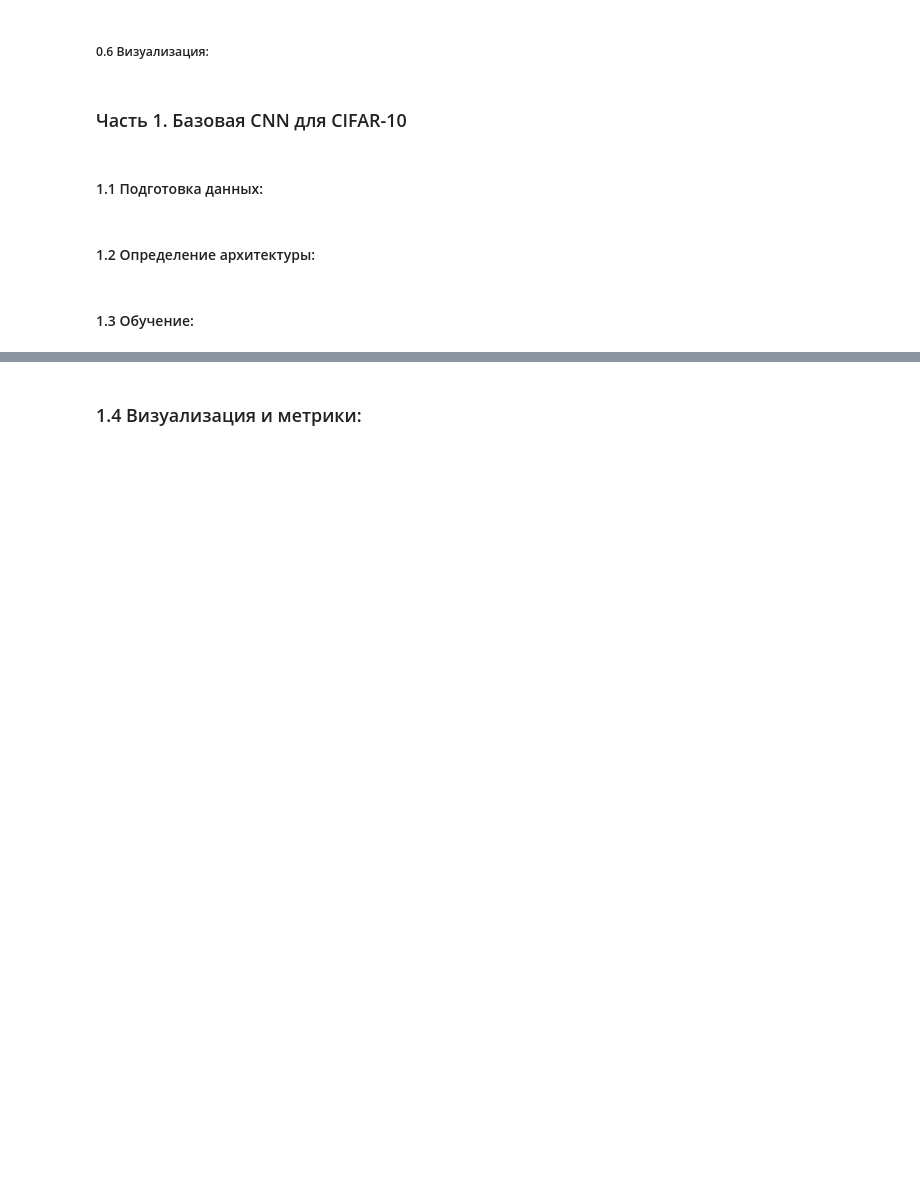
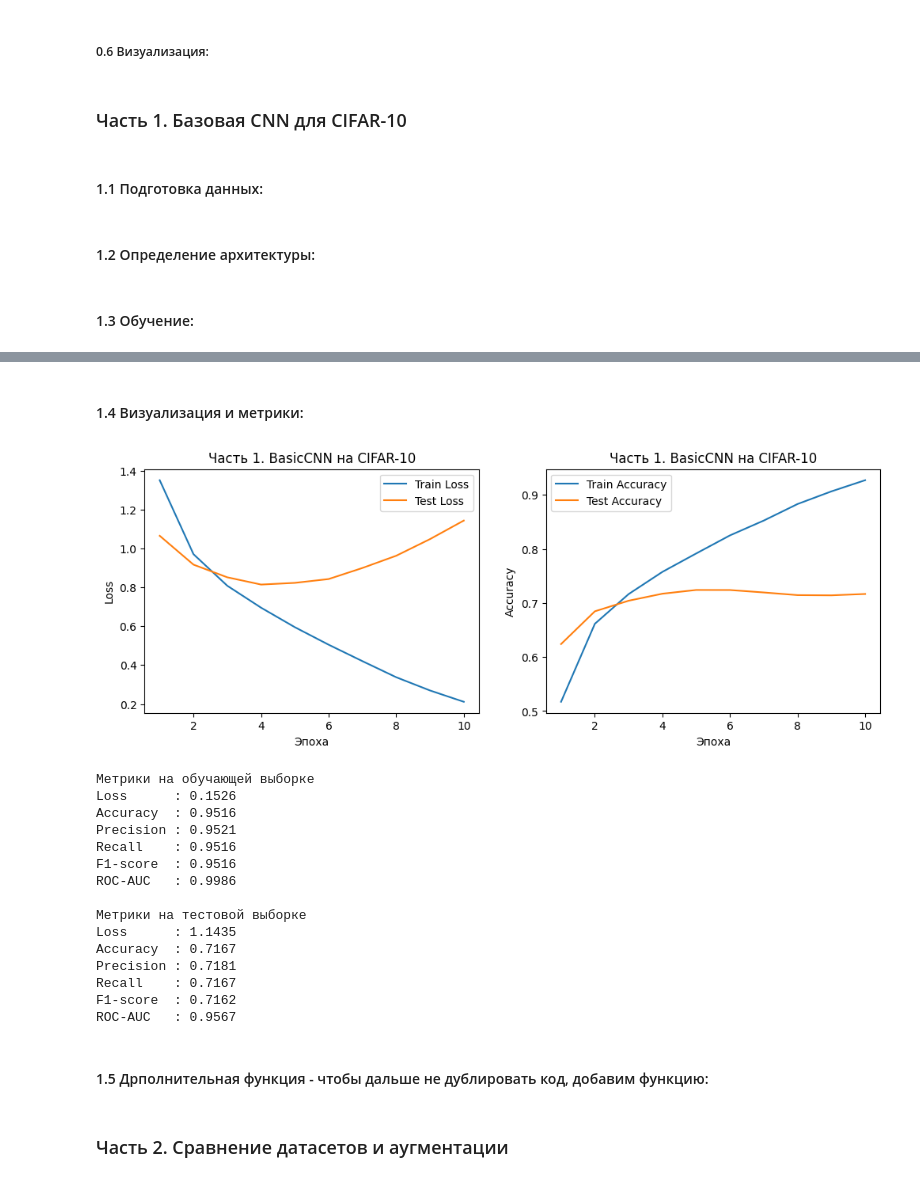
Before and after one commit to tarasovEgor/DeepLearningKurs, a Jupyter notebook: src/lab_1/cnn_clf_lab_1.ipynb, the cells around one changed output, grey strips where cells are left out. Saved outputs shown, nothing was run; the diff lists cells and outputs as text; code cells hidden in the pictures; blank space fills up the shorter version.

```diff
--- a/src/lab_1/cnn_clf_lab_1.ipynb
+++ b/src/lab_1/cnn_clf_lab_1.ipynb
@@ -439,2 +443,26 @@ KeyboardInterrupt
 # %% [markdown]
-### 1.4 Визуализация и метрики:
+#### 1.4 Визуализация и метрики:
+# %%
+plot_history(history_part1, title="Часть 1. BasicCNN на CIFAR-10")
+
+print_metrics("Метрики на обучающей выборке", train_metrics_part1)
+print_metrics("Метрики на тестовой выборке", test_metrics_part1)
+# %% [output]
+[figure, added]
+Метрики на обучающей выборке
+Loss      : 0.1526
+Accuracy  : 0.9516
+Precision : 0.9521
+Recall    : 0.9516
+F1-score  : 0.9516
+ROC-AUC   : 0.9986
+
+Метрики на тестовой выборке
+Loss      : 1.1435
+Accuracy  : 0.7167
+Precision : 0.7181
+Recall    : 0.7167
+F1-score  : 0.7162
+ROC-AUC   : 0.9567
+# %% [markdown]
+#### 1.5 Дрполнительная функция - чтобы дальше не дублировать код, добавим функцию:
@@ -440,0 +518,2 @@ KeyboardInterrupt
+# %% [markdown]
+### Часть 2. Сравнение датасетов и аугментации
```
Also changed, not shown: parts of 2 cells of this notebook.
